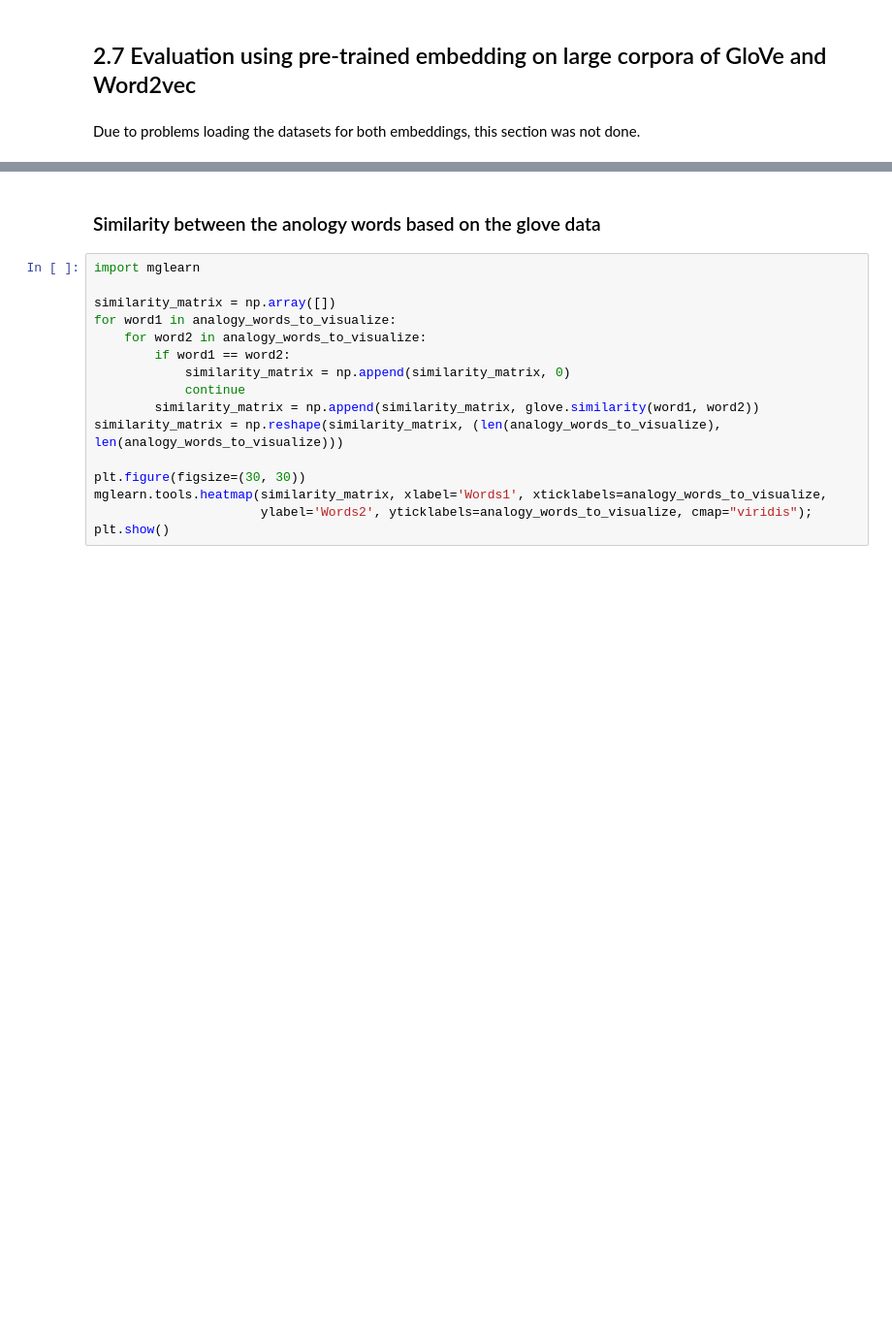
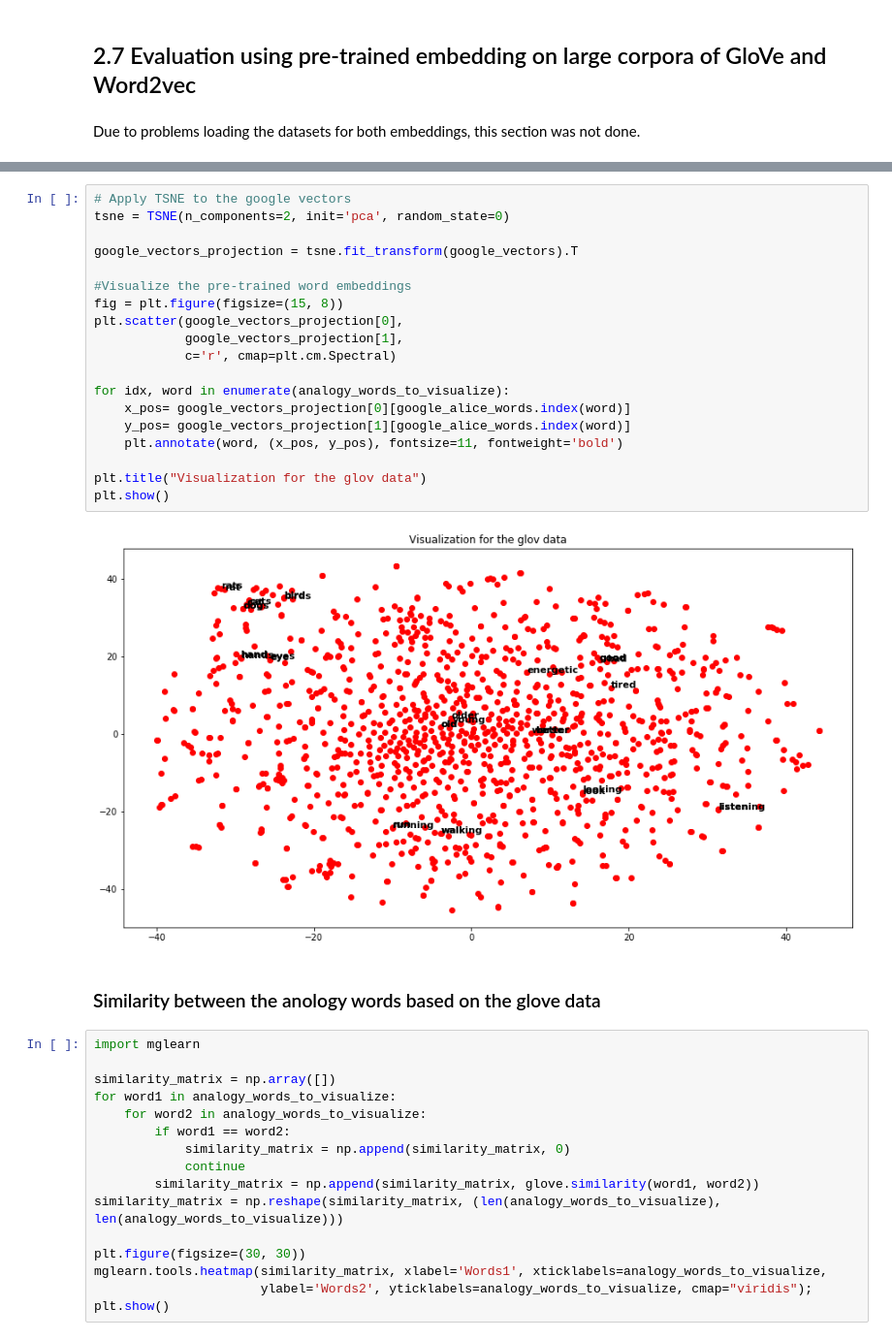
Before and after one commit to jacordero/recsys, a Jupyter notebook: Assignment1Final.ipynb, the cells around one changed output, grey strips where cells are left out. Shown at 97% size. Saved outputs shown, nothing was run; the diff lists cells and outputs as text; blank space fills up the shorter version.

```diff
--- a/Assignment1Final.ipynb
+++ b/Assignment1Final.ipynb
@@ -1141,3 +1148,24 @@ plt.show()
+# %%
+# Apply TSNE to the google vectors
+tsne = TSNE(n_components=2, init='pca', random_state=0)
+
+google_vectors_projection = tsne.fit_transform(google_vectors).T
+
+#Visualize the pre-trained word embeddings
+fig = plt.figure(figsize=(15, 8))
+plt.scatter(google_vectors_projection[0],
+            google_vectors_projection[1],
+            c='r', cmap=plt.cm.Spectral)
+
+for idx, word in enumerate(analogy_words_to_visualize):
+    x_pos= google_vectors_projection[0][google_alice_words.index(word)]
+    y_pos= google_vectors_projection[1][google_alice_words.index(word)]
+    plt.annotate(word, (x_pos, y_pos), fontsize=11, fontweight='bold')
+
+plt.title("Visualization for the glov data")
+plt.show()
+# %% [output]
+[figure, added]
 # %% [markdown]
 ### Similarity between the anology words based on the glove data
 # %%
```
Also changed, not shown: parts of 4 cells of this notebook.
